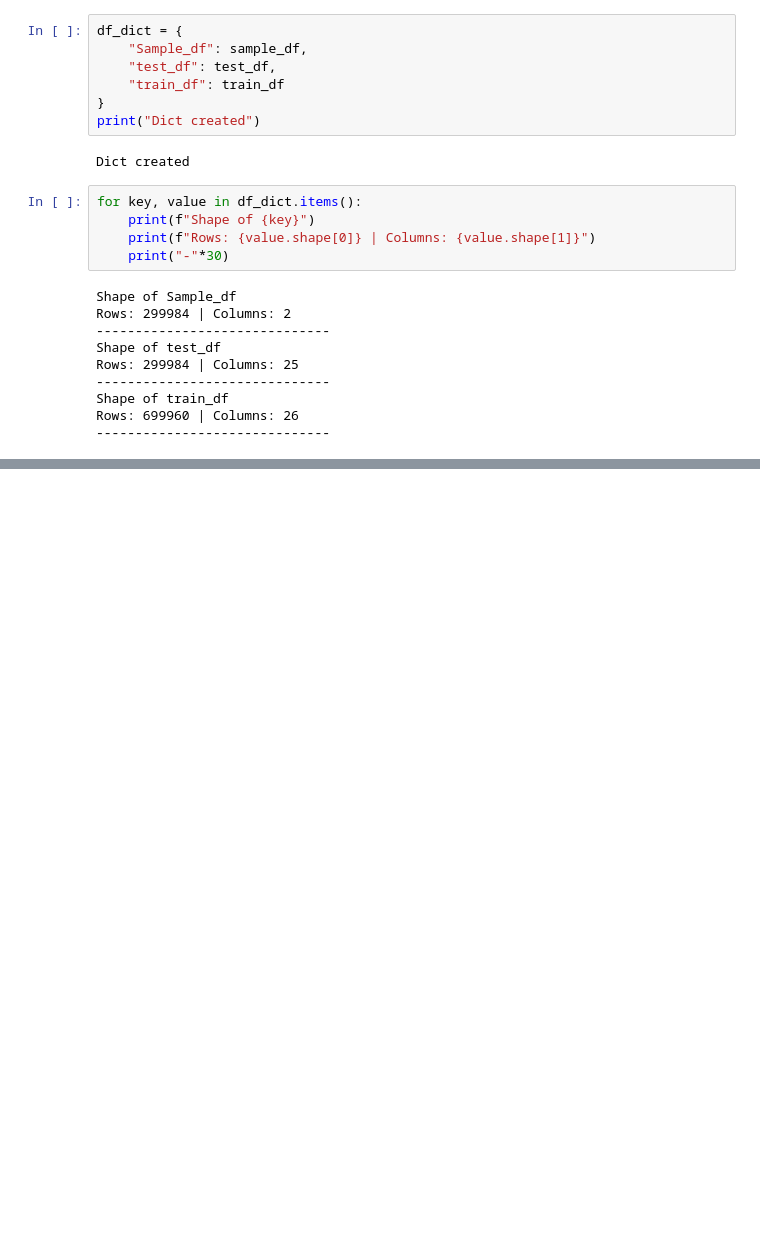
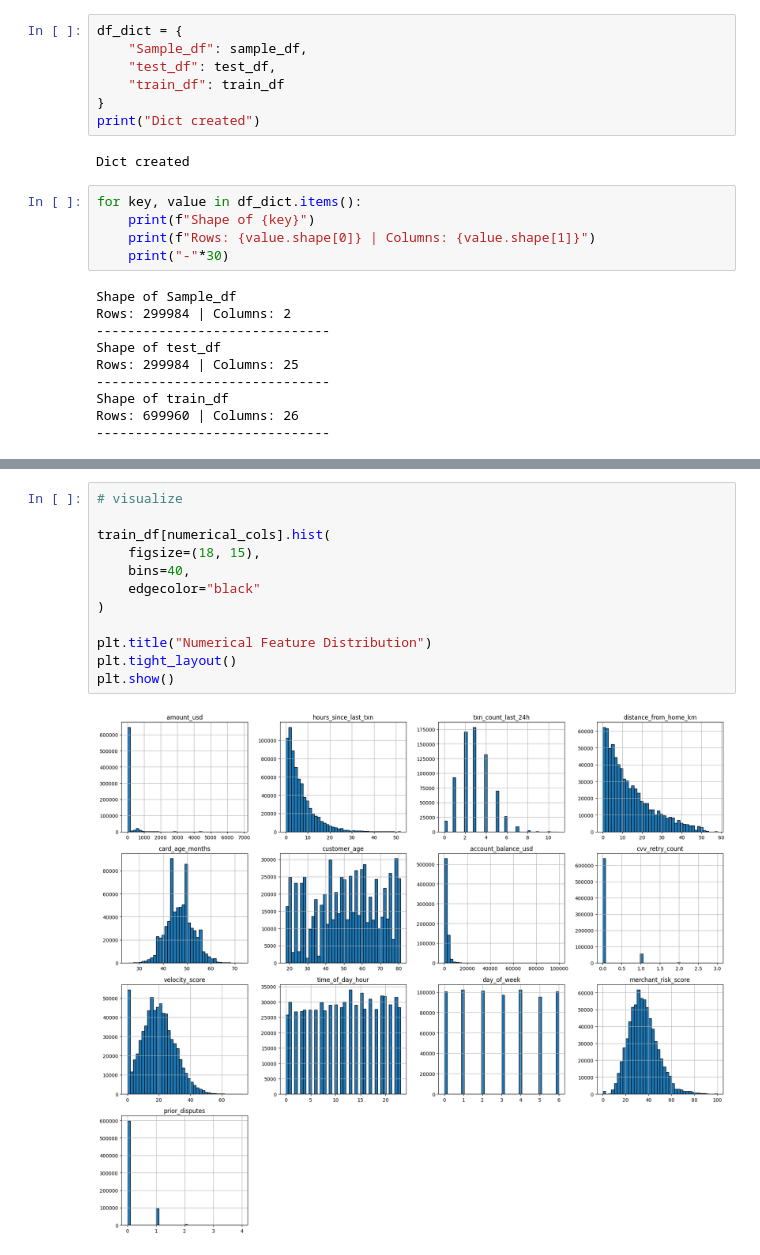
Before and after one commit to Aman-Sharma1812/Kaggle-Competitions, a Jupyter notebook: predicting-credit-card-fraud.ipynb, the cells around one changed output, grey strips where cells are left out. Saved outputs shown, nothing was run; the diff lists cells and outputs as text; blank space fills up the shorter version.

```diff
--- a/predicting-credit-card-fraud.ipynb
+++ b/predicting-credit-card-fraud.ipynb
@@ -108,0 +199,14 @@ Columns of "train_df"
+# %%
+# visualize
+
+train_df[numerical_cols].hist(
+    figsize=(18, 15),
+    bins=40,
+    edgecolor="black"
+)
+
+plt.title("Numerical Feature Distribution")
+plt.tight_layout()
+plt.show()
+# %% [output]
+[figure, added]
```
Also changed, not shown: parts of 20 cells of this notebook.
